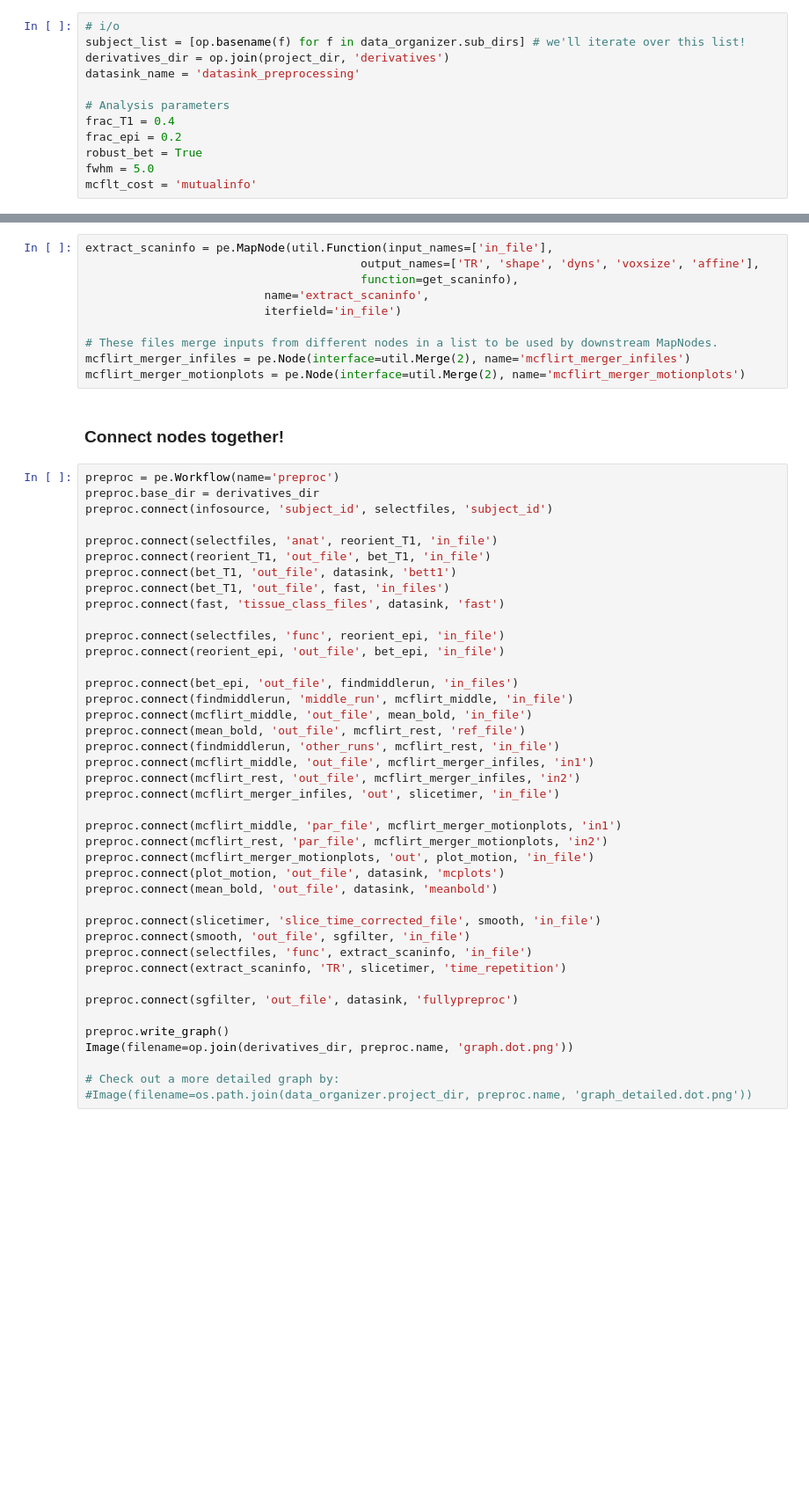
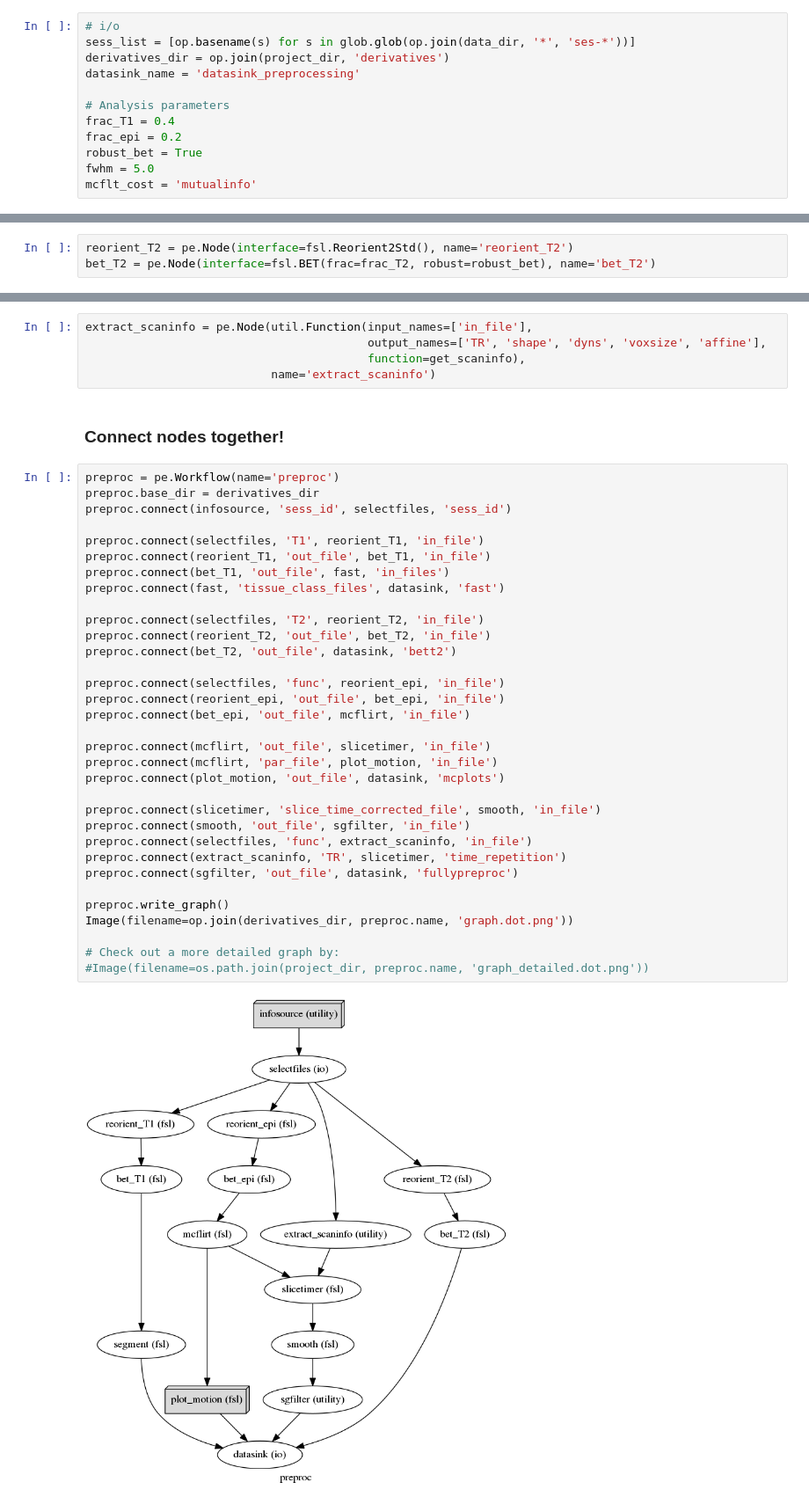
Before and after one commit to spinoza-centre/spynoza, a Jupyter notebook: spynoza/examples/simple_preproc.ipynb, the cells around one changed output, grey strips where cells are left out. Shown at 88% size. Cells and saved outputs as stored; diff of their text form; blank space fills up the shorter version.

Commit message:
Adapt example to work with JWs 3T data

```diff
--- a/spynoza/examples/simple_preproc.ipynb
+++ b/spynoza/examples/simple_preproc.ipynb
@@ -57,7 +48,7 @@ data_organizer.convert2bids()
 Definition of nodes within pipeline + inputs (infosource / selectfiles) + outputs (datasink)
 # %%
 # i/o
-subject_list = [op.basename(f) for f in data_organizer.sub_dirs] # we'll iterate over this list!
+sess_list = [op.basename(s) for s in glob.glob(op.join(data_dir, '*', 'ses-*'))]
 derivatives_dir = op.join(project_dir, 'derivatives')
 datasink_name = 'datasink_preprocessing'
 
@@ -97,0 +96,3 @@ fast = pe.Node(interface=fsl.FAST(), name='segment')
+# %%
+reorient_T2 = pe.Node(interface=fsl.Reorient2Std(), name='reorient_T2')
+bet_T2 = pe.Node(interface=fsl.BET(frac=frac_T2, robust=robust_bet), name='bet_T2')
@@ -136,57 +127,46 @@ sgfilter = pe.MapNode(util.Function(input_names=['in_file'],
 # %% [markdown]
 ### Misc. nodes
 # %%
-extract_scaninfo = pe.MapNode(util.Function(input_names=['in_file'],
-                                        output_names=['TR', 'shape', 'dyns', 'voxsize', 'affine'],
-                                        function=get_scaninfo),
-                          name='extract_scaninfo',
-                          iterfield='in_file')
-
-# These files merge inputs from different nodes in a list to be used by downstream MapNodes.
-mcflirt_merger_infiles = pe.Node(interface=util.Merge(2), name='mcflirt_merger_infiles')
-mcflirt_merger_motionplots = pe.Node(interface=util.Merge(2), name='mcflirt_merger_motionplots')
+extract_scaninfo = pe.Node(util.Function(input_names=['in_file'],
+                                         output_names=['TR', 'shape', 'dyns', 'voxsize', 'affine'],
+                                         function=get_scaninfo),
+                           name='extract_scaninfo')
 # %% [markdown]
 ### Connect nodes together!
 # %%
 preproc = pe.Workflow(name='preproc')
 preproc.base_dir = derivatives_dir
-preproc.connect(infosource, 'subject_id', selectfiles, 'subject_id')
+preproc.connect(infosource, 'sess_id', selectfiles, 'sess_id')
 
-preproc.connect(selectfiles, 'anat', reorient_T1, 'in_file')
+preproc.connect(selectfiles, 'T1', reorient_T1, 'in_file')
 preproc.connect(reorient_T1, 'out_file', bet_T1, 'in_file')
-preproc.connect(bet_T1, 'out_file', datasink, 'bett1')
 preproc.connect(bet_T1, 'out_file', fast, 'in_files')
 preproc.connect(fast, 'tissue_class_files', datasink, 'fast')
 
+preproc.connect(selectfiles, 'T2', reorient_T2, 'in_file')
+preproc.connect(reorient_T2, 'out_file', bet_T2, 'in_file')
+preproc.connect(bet_T2, 'out_file', datasink, 'bett2')
+
 preproc.connect(selectfiles, 'func', reorient_epi, 'in_file')
 preproc.connect(reorient_epi, 'out_file', bet_epi, 'in_file')
+preproc.connect(bet_epi, 'out_file', mcflirt, 'in_file')
 
-preproc.connect(bet_epi, 'out_file', findmiddlerun, 'in_files')
-preproc.connect(findmiddlerun, 'middle_run', mcflirt_middle, 'in_file')
-preproc.connect(mcflirt_middle, 'out_file', mean_bold, 'in_file')
-preproc.connect(mean_bold, 'out_file', mcflirt_rest, 'ref_file')
-preproc.connect(findmiddlerun, 'other_runs', mcflirt_rest, 'in_file')
-preproc.connect(mcflirt_middle, 'out_file', mcflirt_merger_infiles, 'in1')
-preproc.connect(mcflirt_rest, 'out_file', mcflirt_merger_infiles, 'in2')
-preproc.connect(mcflirt_merger_infiles, 'out', slicetimer, 'in_file')
-
-preproc.connect(mcflirt_middle, 'par_file', mcflirt_merger_motionplots, 'in1')
-preproc.connect(mcflirt_rest, 'par_file', mcflirt_merger_motionplots, 'in2')
-preproc.connect(mcflirt_merger_motionplots, 'out', plot_motion, 'in_file')
+preproc.connect(mcflirt, 'out_file', slicetimer, 'in_file')
+preproc.connect(mcflirt, 'par_file', plot_motion, 'in_file')
 preproc.connect(plot_motion, 'out_file', datasink, 'mcplots')
-preproc.connect(mean_bold, 'out_file', datasink, 'meanbold')
 
 preproc.connect(slicetimer, 'slice_time_corrected_file', smooth, 'in_file')
 preproc.connect(smooth, 'out_file', sgfilter, 'in_file')
 preproc.connect(selectfiles, 'func', extract_scaninfo, 'in_file')
 preproc.connect(extract_scaninfo, 'TR', slicetimer, 'time_repetition')
-
 preproc.connect(sgfilter, 'out_file', datasink, 'fullypreproc')
 
 preproc.write_graph()
 Image(filename=op.join(derivatives_dir, preproc.name, 'graph.dot.png'))
 
 # Check out a more detailed graph by:
-#Image(filename=os.path.join(data_organizer.project_dir, preproc.name, 'graph_detailed.dot.png'))
+#Image(filename=os.path.join(project_dir, preproc.name, 'graph_detailed.dot.png'))
+# %% [output]
+[figure, added]
 # %%
 # Run workflow!
```
Also changed, not shown: parts of 15 cells of this notebook.
